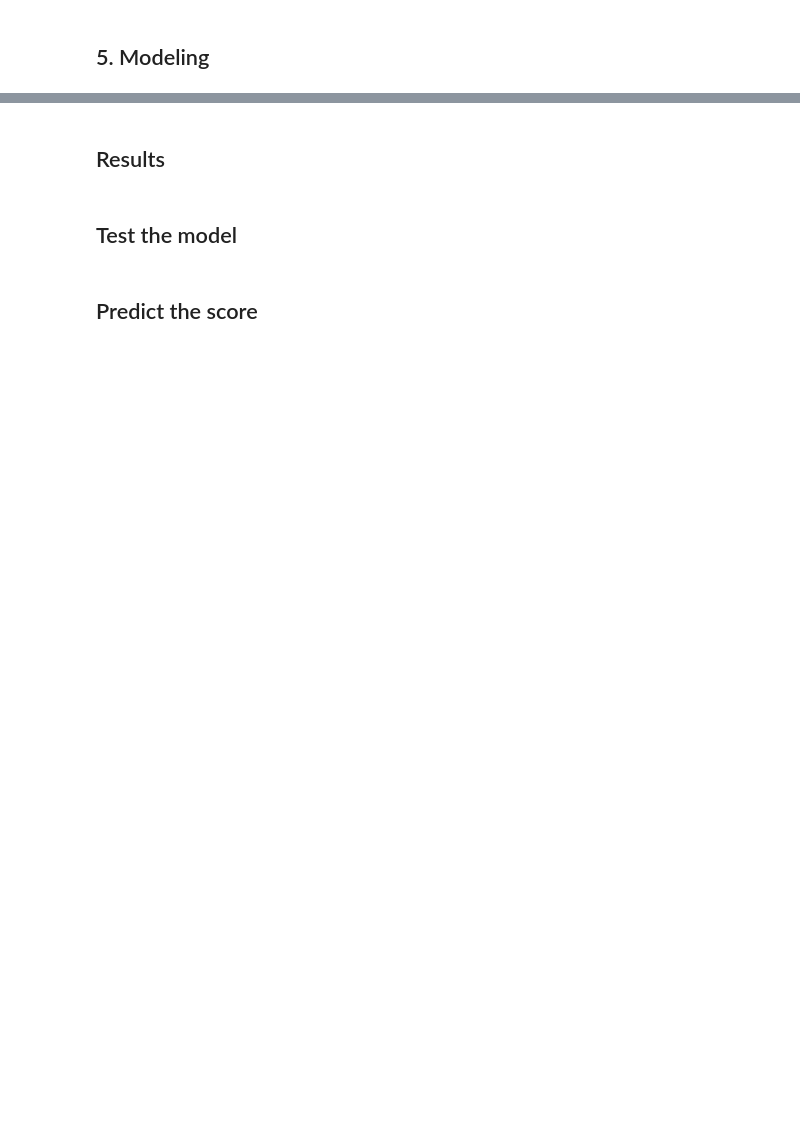
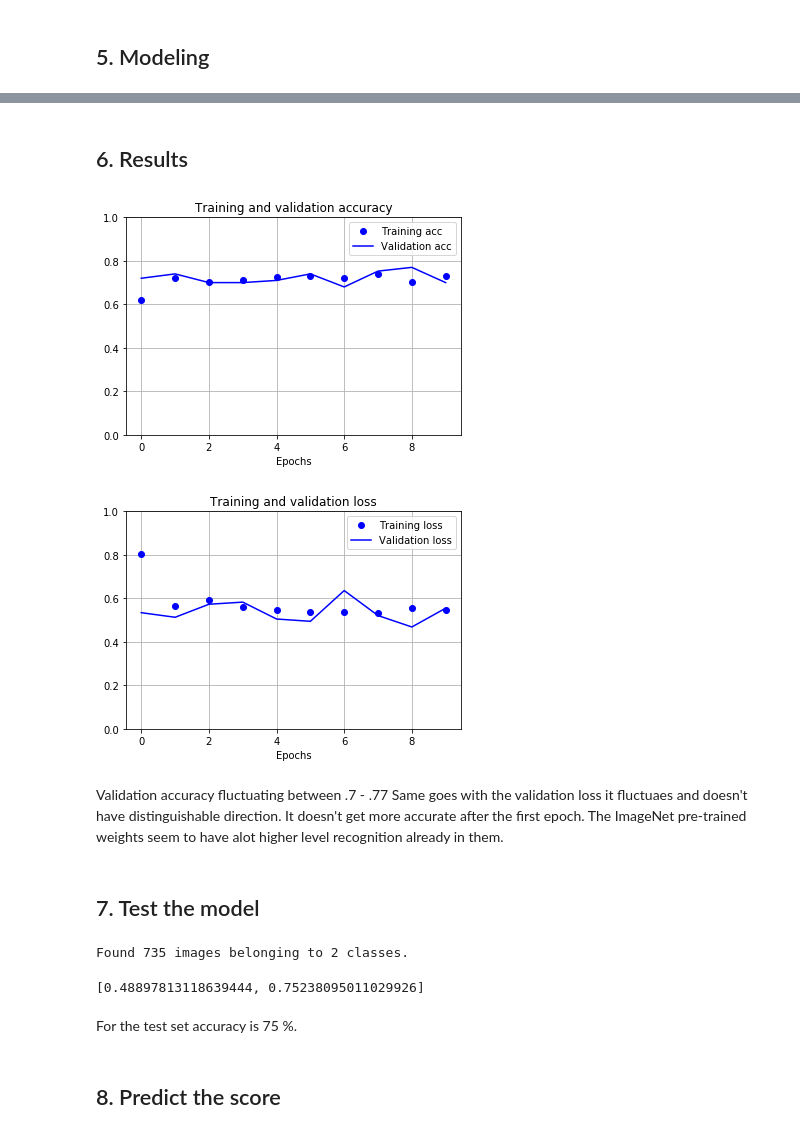
Before and after one commit to tuxotiikeri/cognitive-systems-for-healthtechnology-applications, a Jupyter notebook: case 2 - VGG16.ipynb, the cells around one changed output, grey strips where cells are left out. Cells and saved outputs as stored; diff of their text form; code cells hidden in the pictures; blank space fills up the shorter version.

```diff
--- a/case 2 - VGG16.ipynb
+++ b/case 2 - VGG16.ipynb
@@ -36,9 +87,12 @@ NameError: name 'gpu0' is not defined
 # %% [markdown]
 ## 3. Building library
 # %%
+#Using the weights from imagenet for initializing the weights
 conv_base = VGG16(weights='imagenet',
                   include_top=False,
-                  input_shape=(150, 150, 3))
+                  input_shape=(256, 256, 3))
+
+# Feeding the network all the images in size of 256x256 px and with dimension of 3 as red, green and blue.
 
 model = models.Sequential()
 model.add(conv_base)
@@ -90,13 +149,13 @@ test_dir = "dataset2\\test"
 # All images will be rescaled by 1./255
 train_datagen = ImageDataGenerator(
     rescale=1./255,
-    zoom_range=0.2,
+    zoom_range=0.3, # zooming the images 30%
     horizontal_flip=True,
     fill_mode='nearest')
 
 validation_datagen = validation_datagen = ImageDataGenerator(
     rescale=1./255,
-    zoom_range=0.2,
+    zoom_range=0.3,
     horizontal_flip=True,
     fill_mode='nearest')
 
@@ -107,8 +166,8 @@ test_datagen = ImageDataGenerator(rescale=1./255)
 train_generator = train_datagen.flow_from_directory(
         # This is the target directory
         train_dir,
-        # All images will be resized to 150x150
-        target_size=(150, 150),
+        # All images will be resized to 256x256
+        target_size=(256, 256),
         batch_size=20,
         # Since we use binary_crossentropy loss, we need binary labels
         class_mode='binary')
@@ -116,12 +175,12 @@ train_generator = train_datagen.flow_from_directory(
 #validation generator for to se how the model is training
 validation_generator = validation_datagen.flow_from_directory(
         validation_dir,
-        target_size=(150, 150),
+        target_size=(256, 256),
         batch_size=20,
         class_mode='binary')
 
 
-model.save('case 2 combined.h5')
+model.save('case2combined.h5')
 # %% [output]
 Found 1729 images belonging to 2 classes.
 Found 749 images belonging to 2 classes.
@@ -137,18 +199,18 @@ labels batch shape: (20,)
 # %% [markdown]
 ## 5. Modeling
 # %%
+#start timer to see how long the trainig takes.
 tStart = time.time()
-
-#fitille mahdollisuus asettaa validaatioparametri. jos ei nouse enää korkeammalle, niin
 
 history = model.fit_generator(
       train_generator,
-      steps_per_epoch=10, #
+      steps_per_epoch=30, #
       verbose = 1, # show
       epochs=10,
       validation_data=validation_generator,
       validation_steps=5)
 
+#stop the timer
 tStop = time.time()
 tElapsed = tStop - tStart
 print('Time elapsed: {:.2f} sec'.format(tElapsed))
@@ -163,40 +246,47 @@ model.save('case2_run_1.h5')
 # %% [markdown]
-## Results
+## 6. Results
 # %%
 acc = history.history['acc']
 val_acc = history.history['val_acc']
 loss = history.history['loss']
 val_loss = history.history['val_loss']
 
 epochs = range(len(acc))
 
 plt.figure()
 
 plt.plot(epochs, acc, 'bo', label='Training acc')
 plt.plot(epochs, val_acc, 'b', label='Validation acc')
 plt.title('Training and validation accuracy')
 plt.ylim([0, 1])
 plt.grid()
-plt.xlabel('Eporchs')
+plt.xlabel('Epochs')
 plt.legend()
 
 plt.figure()
 
 plt.plot(epochs, loss, 'bo', label='Training loss')
 plt.plot(epochs, val_loss, 'b', label='Validation loss')
 plt.title('Training and validation loss')
 plt.ylim([0, 1])
 plt.grid()
-plt.xlabel('Eporchs')
+plt.xlabel('Epochs')
 plt.legend()
 
 plt.show()
+# %% [output]
+[figure, added]
+[figure, added]
+# %% [markdown]
+Validation accuracy fluctuating between .7 - .77
+Same goes with the validation loss it fluctuaes and doesn't have distinguishable direction. It doesn't get more accurate after the first epoch.
+The ImageNet pre-trained weights seem to have alot higher level recognition already in them.
 # %% [markdown]
-## Test the model
+## 7. Test the model
 # %%
 test_generator = test_datagen.flow_from_directory(
         test_dir,
-        target_size=(150, 150),
+        target_size=(256, 256),
         batch_size=20,
         class_mode='binary')
 
@@ -204,6 +294,11 @@ r = model.evaluate_generator(test_generator, steps=21)
 
 #loss and accuracy
 r
+# %% [output]
+Found 735 images belonging to 2 classes.
+[0.48897813118639444, 0.75238095011029926]
+# %% [markdown]
+For the test set accuracy is 75 %.
 # %% [markdown]
-## Predict the score
+## 8. Predict the score
 # %%
```
Also changed, not shown: parts of 31 cells of this notebook.
